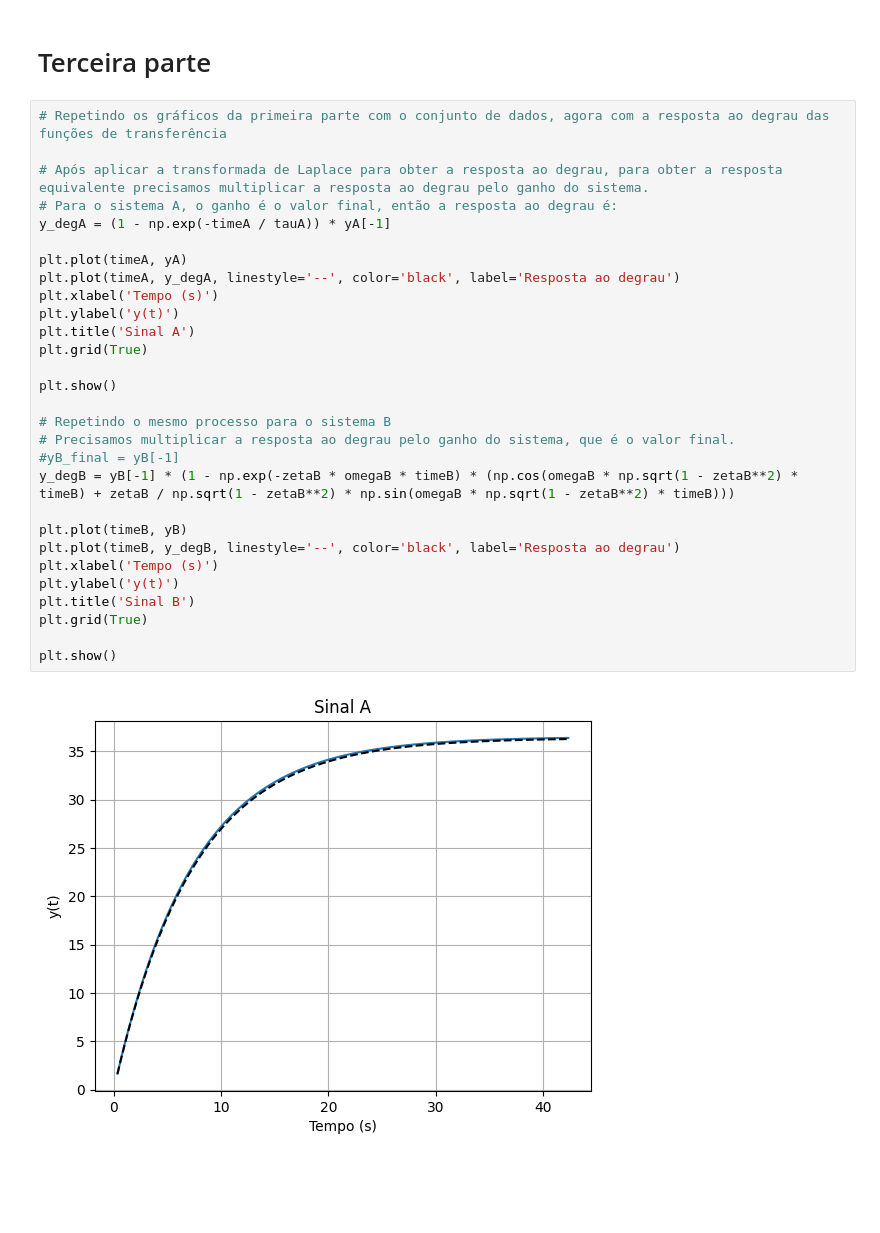
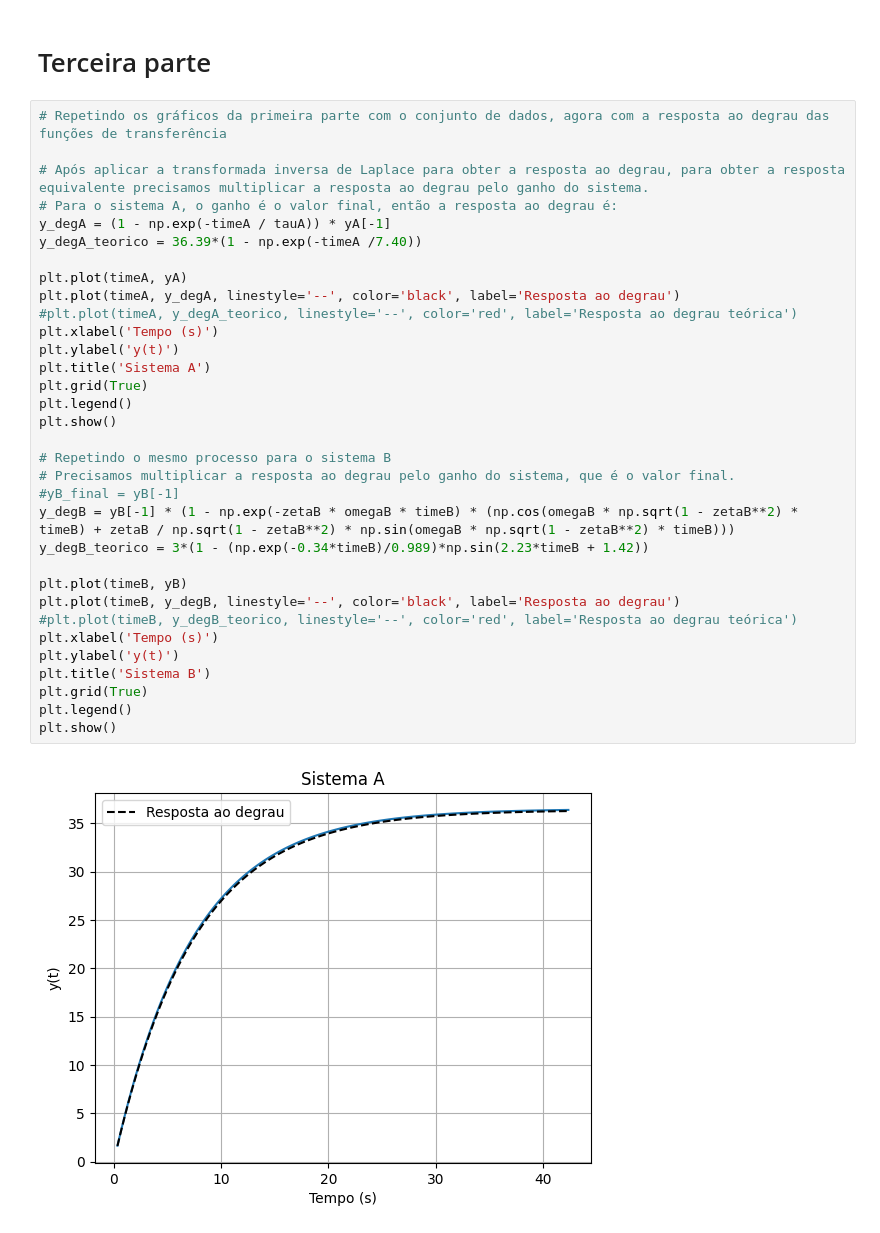
Before and after one commit to hubertlm/HW2, a Jupyter notebook: Codigos/01.ipynb, the cells around one changed output. Drawn from its saved outputs; the diff is of its cells as text; blank space fills up the shorter version.

```diff
--- a/Codigos/01.ipynb
+++ b/Codigos/01.ipynb
@@ -119,31 +135,35 @@ Overshoot do sistema B: 63.09%
 # %%
 # Repetindo os gráficos da primeira parte com o conjunto de dados, agora com a resposta ao degrau das funções de transferência
 
-# Após aplicar a transformada de Laplace para obter a resposta ao degrau, para obter a resposta equivalente precisamos multiplicar a resposta ao degrau pelo ganho do sistema.
+# Após aplicar a transformada inversa de Laplace para obter a resposta ao degrau, para obter a resposta equivalente precisamos multiplicar a resposta ao degrau pelo ganho do sistema.
 # Para o sistema A, o ganho é o valor final, então a resposta ao degrau é:
 y_degA = (1 - np.exp(-timeA / tauA)) * yA[-1]
+y_degA_teorico = 36.39*(1 - np.exp(-timeA /7.40))
 
 plt.plot(timeA, yA)
 plt.plot(timeA, y_degA, linestyle='--', color='black', label='Resposta ao degrau')
+#plt.plot(timeA, y_degA_teorico, linestyle='--', color='red', label='Resposta ao degrau teórica')
 plt.xlabel('Tempo (s)')
 plt.ylabel('y(t)')
-plt.title('Sinal A')
+plt.title('Sistema A')
 plt.grid(True)
-
+plt.legend()
 plt.show()
 
 # Repetindo o mesmo processo para o sistema B
 # Precisamos multiplicar a resposta ao degrau pelo ganho do sistema, que é o valor final.
 #yB_final = yB[-1]
 y_degB = yB[-1] * (1 - np.exp(-zetaB * omegaB * timeB) * (np.cos(omegaB * np.sqrt(1 - zetaB**2) * timeB) + zetaB / np.sqrt(1 - zetaB**2) * np.sin(omegaB * np.sqrt(1 - zetaB**2) * timeB)))
+y_degB_teorico = 3*(1 - (np.exp(-0.34*timeB)/0.989)*np.sin(2.23*timeB + 1.42))
 
 plt.plot(timeB, yB)
 plt.plot(timeB, y_degB, linestyle='--', color='black', label='Resposta ao degrau')
+#plt.plot(timeB, y_degB_teorico, linestyle='--', color='red', label='Resposta ao degrau teórica')
 plt.xlabel('Tempo (s)')
 plt.ylabel('y(t)')
-plt.title('Sinal B')
+plt.title('Sistema B')
 plt.grid(True)
-
+plt.legend()
 plt.show()
 # %% [output]
-[figure, old version]
+[figure, new version]
```
Also changed, not shown: parts of 3 cells of this notebook, 1 other file.
